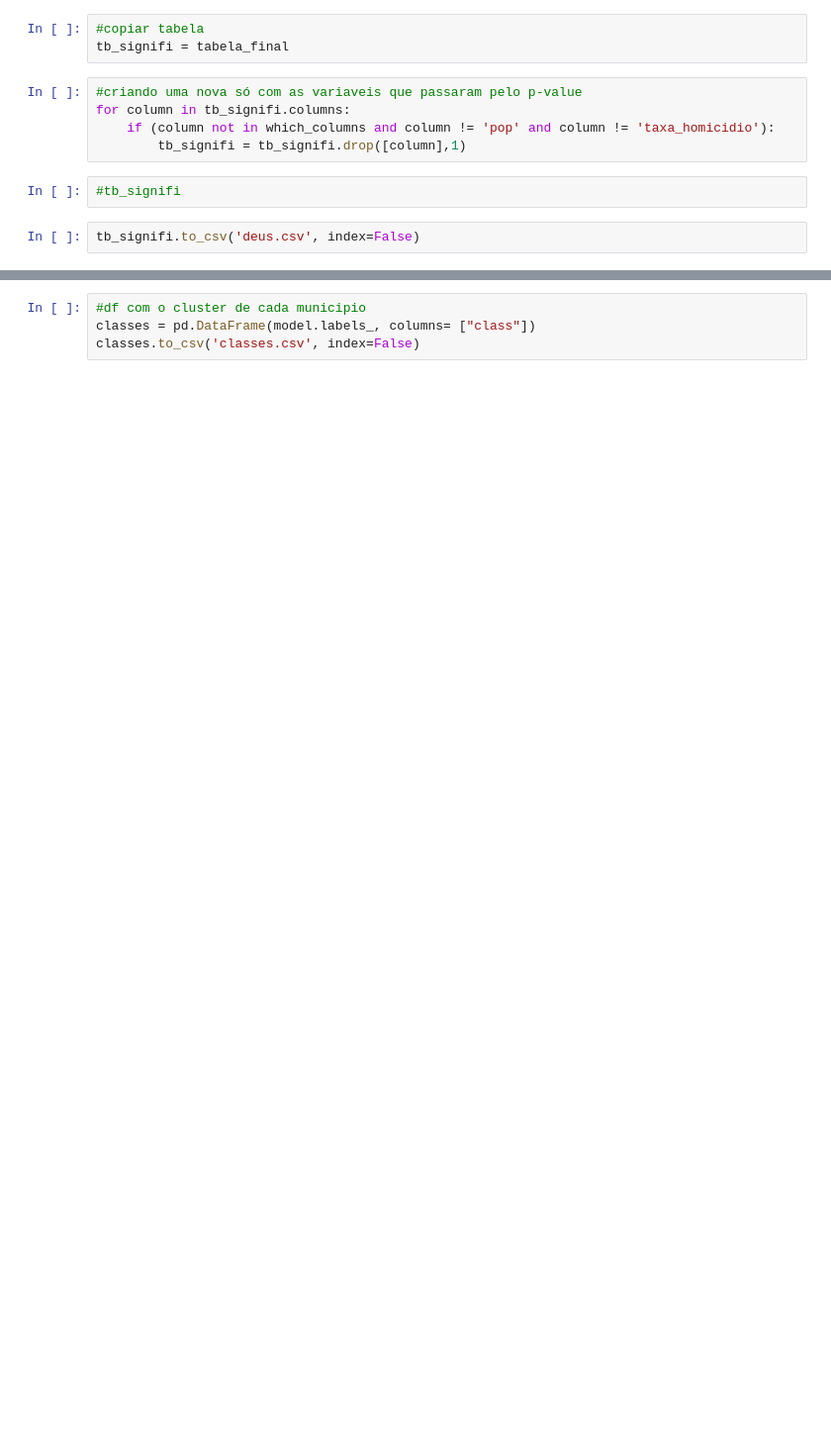
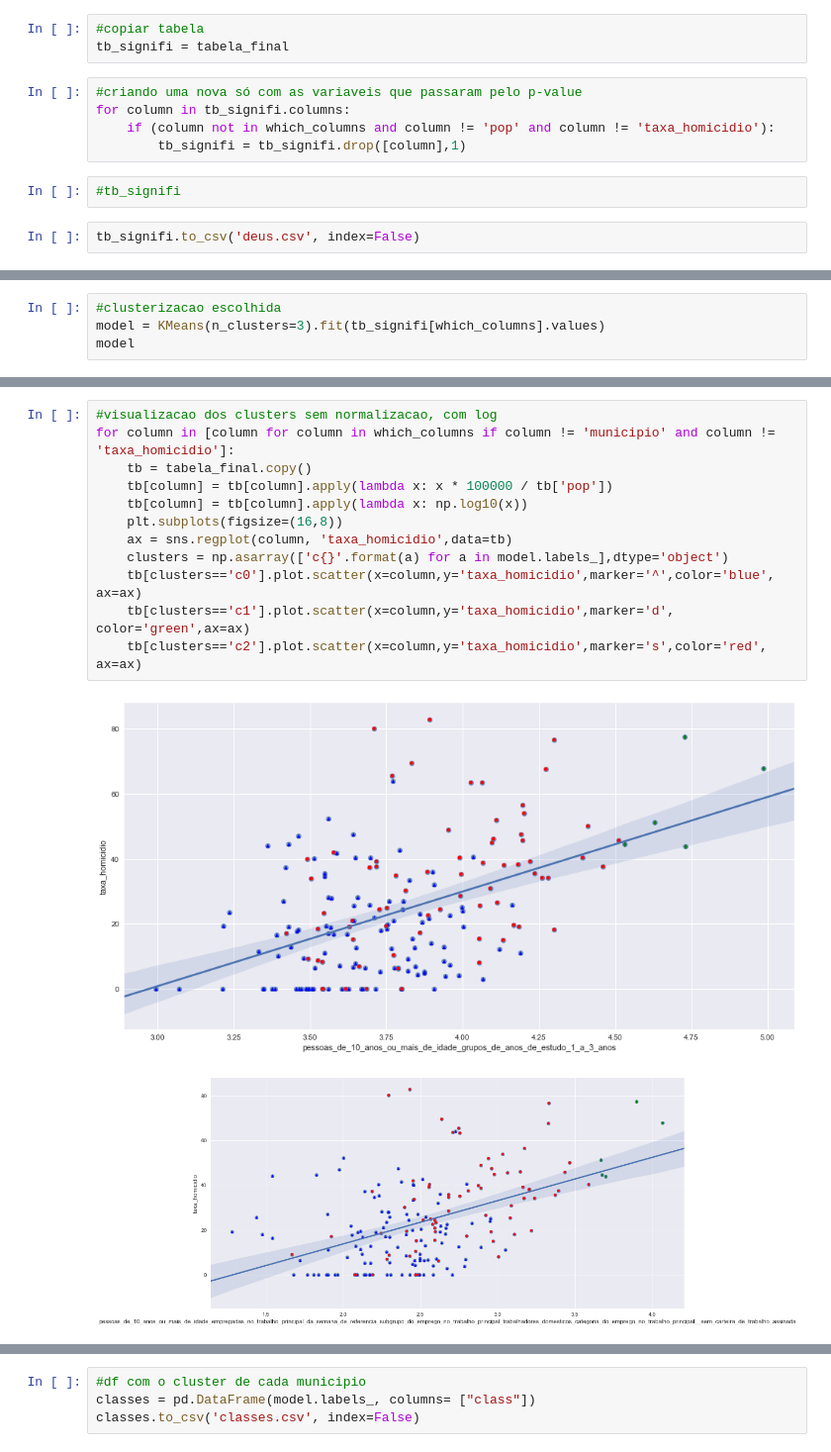
Before and after one commit to if1015-datascience-ufpe/2017-2-projeto-lbs4-eebls-ktcn, a Jupyter notebook: analysis/2_normalizacao_e_analise_inicial.ipynb, the cells around one changed output, grey strips where cells are left out. Shown: that part at 99% size. Drawn from its saved outputs; the diff is of its cells as text; blank space fills up the shorter version.

```diff
--- a/analysis/2_normalizacao_e_analise_inicial.ipynb
+++ b/analysis/2_normalizacao_e_analise_inicial.ipynb
@@ -115,0 +199,4 @@ KMeans(algorithm='auto', copy_x=True, init='k-means++', max_iter=300,
+# %%
+#clusterizacao escolhida
+model = KMeans(n_clusters=3).fit(tb_signifi[which_columns].values)
+model
@@ -121,0 +292,15 @@ print(silhouette_score(tb_signifi[[column,'taxa_homicidio']].values,model.labels
+# %%
+#visualizacao dos clusters sem normalizacao, com log
+for column in [column for column in which_columns if column != 'municipio' and column != 'taxa_homicidio']:
+    tb = tabela_final.copy()
+    tb[column] = tb[column].apply(lambda x: x * 100000 / tb['pop'])
+    tb[column] = tb[column].apply(lambda x: np.log10(x))
+    plt.subplots(figsize=(16,8))
+    ax = sns.regplot(column, 'taxa_homicidio',data=tb)
+    clusters = np.asarray(['c{}'.format(a) for a in model.labels_],dtype='object')
+    tb[clusters=='c0'].plot.scatter(x=column,y='taxa_homicidio',marker='^',color='blue', ax=ax)
+    tb[clusters=='c1'].plot.scatter(x=column,y='taxa_homicidio',marker='d', color='green',ax=ax)
+    tb[clusters=='c2'].plot.scatter(x=column,y='taxa_homicidio',marker='s',color='red', ax=ax)
+# %% [output]
+[figure, added]
+[figure, added]
```
Also changed, not shown: parts of 25 cells of this notebook.
